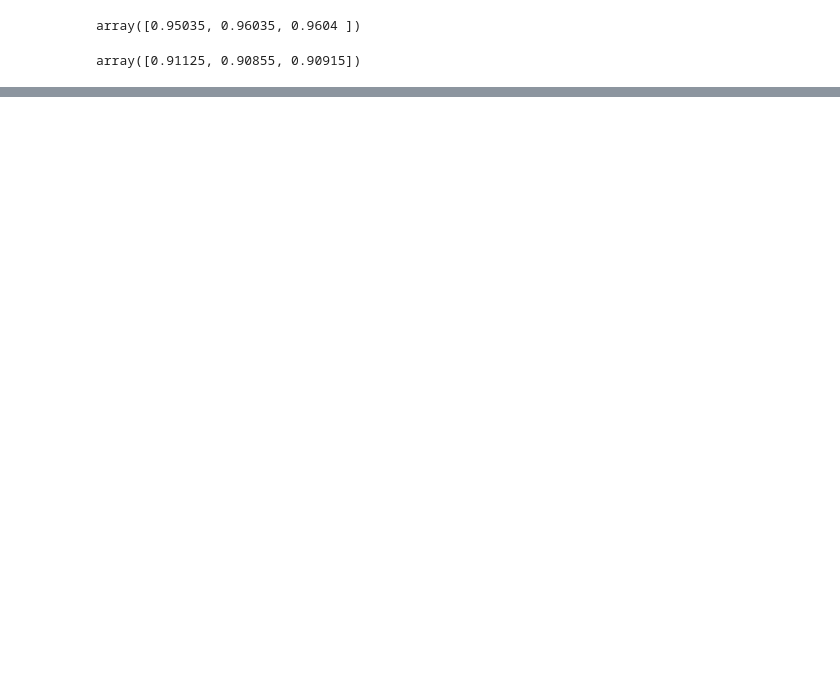
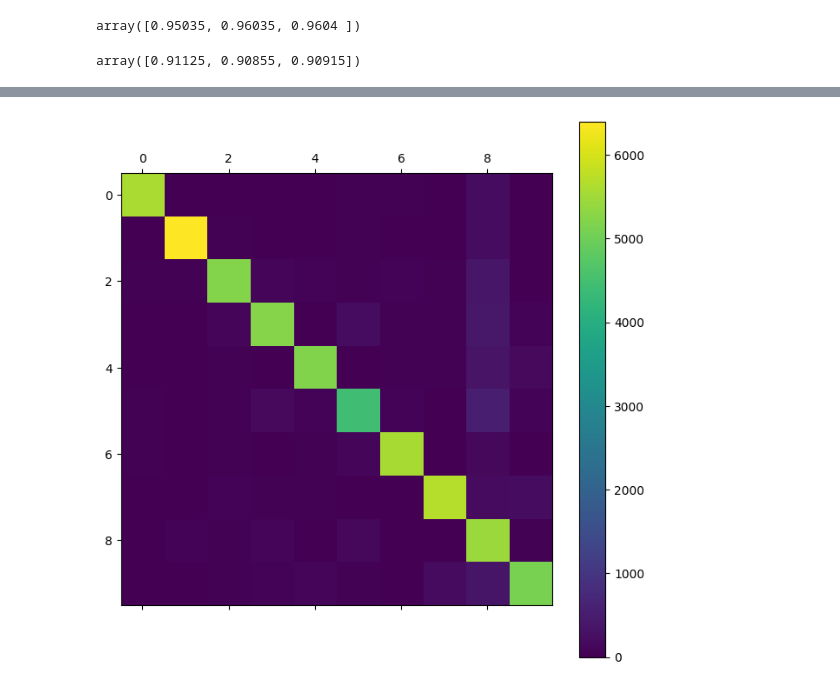
Before and after one commit to makataomu/Handsome_ML, a Jupyter notebook: chapter3/task1.ipynb, the cells around one changed output, grey strips where cells are left out. Saved outputs shown, nothing was run; the diff lists cells and outputs as text; code cells hidden in the pictures; blank space fills up the shorter version.

```diff
--- a/chapter3/task1.ipynb
+++ b/chapter3/task1.ipynb
@@ -104,0 +436,9 @@ y_train_pred = cross_val_predict(sgd_clf, X_train, y_train_5, cv=3)
+# %%
+with open('results/y_train_pred_sgd_clf.pickle', 'wb') as f:
+    pickle.dump(y_train_pred, f)
+# %%
+with open('results/y_train_pred_sgd_clf.pickle', 'rb') as f:
+    y_train_pred = pickle.load(f)
+# %%
+conf_mx = confusion_matrix(y_train, y_train_pred)
+conf_mx
@@ -104,0 +456,11 @@ y_train_pred = cross_val_predict(sgd_clf, X_train, y_train_5, cv=3)
+# %%
+def plot_confusion_matrix(matrix):
+    """If you prefer color and a colorbar"""
+    fig = plt.figure(figsize=(8,8))
+    ax = fig.add_subplot(111)
+    cax = ax.matshow(matrix)
+    fig.colorbar(cax)
+# %%
+plot_confusion_matrix(conf_mx)
+# %% [output]
+[figure, added]
```
Also changed, not shown: parts of 100 cells of this notebook, 7 other files.
